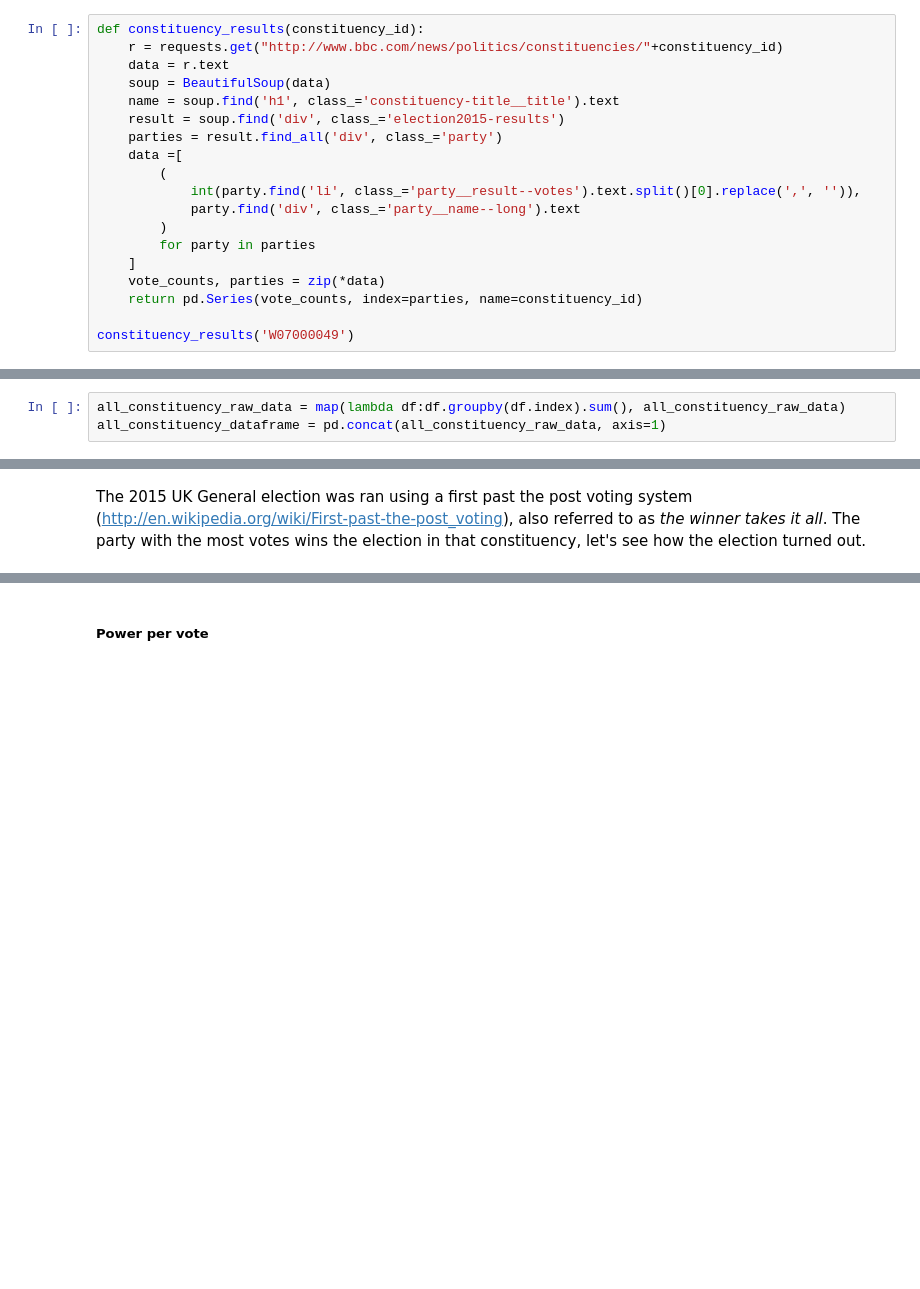
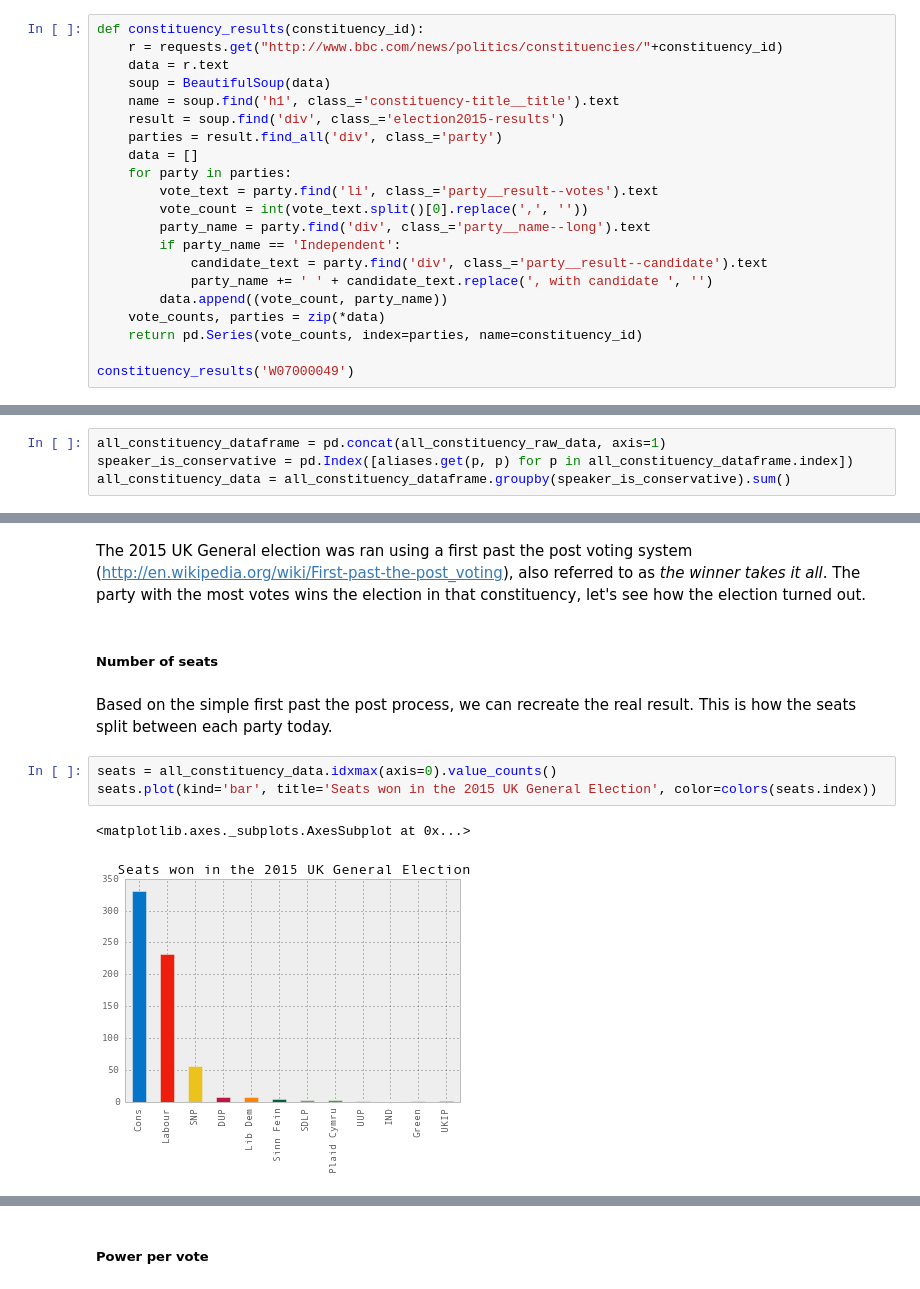
Before and after one commit to poulter7/uk_2015, a Jupyter notebook: uk_election.ipynb, the cells around one changed output, grey strips where cells are left out. Cells and saved outputs as stored; diff of their text form; blank space fills up the shorter version.

```diff
--- a/uk_election.ipynb
+++ b/uk_election.ipynb
@@ -22,13 +44,15 @@ def constituency_results(constituency_id):
     name = soup.find('h1', class_='constituency-title__title').text
     result = soup.find('div', class_='election2015-results')
     parties = result.find_all('div', class_='party')
-    data =[
-        (
-            int(party.find('li', class_='party__result--votes').text.split()[0].replace(',', '')),
-            party.find('div', class_='party__name--long').text
-        )
-        for party in parties
-    ]
+    data = []
+    for party in parties:
+        vote_text = party.find('li', class_='party__result--votes').text
+        vote_count = int(vote_text.split()[0].replace(',', ''))
+        party_name = party.find('div', class_='party__name--long').text
+        if party_name == 'Independent':
+            candidate_text = party.find('div', class_='party__result--candidate').text
+            party_name += ' ' + candidate_text.replace(', with candidate ', '')
+        data.append((vote_count, party_name))
     vote_counts, parties = zip(*data)
     return pd.Series(vote_counts, index=parties, name=constituency_id)
 
@@ -72,3 +93,0 @@ Clean the data up a bit before we start to use it. Combine entries which have mu
-# %%
-all_constituency_raw_data = map(lambda df:df.groupby(df.index).sum(), all_constituency_raw_data)
-all_constituency_dataframe = pd.concat(all_constituency_raw_data, axis=1)
@@ -75,6 +96,20 @@ all_constituency_dataframe = pd.concat(all_constituency_raw_data, axis=1)
+# %%
+all_constituency_dataframe = pd.concat(all_constituency_raw_data, axis=1)
+speaker_is_conservative = pd.Index([aliases.get(p, p) for p in all_constituency_dataframe.index])
+all_constituency_data = all_constituency_dataframe.groupby(speaker_is_conservative).sum()
 # %% [markdown]
 ### The result
 # %% [markdown]
 #### First past the post
 # %% [markdown]
 The 2015 UK General election was ran using a first past the post voting system (http://en.wikipedia.org/wiki/First-past-the-post_voting), also referred to as *the winner takes it all*. The party with the most votes wins the election in that constituency, let's see how the election turned out.
+# %% [markdown]
+##### Number of seats
+# %% [markdown]
+Based on the simple first past the post process, we can recreate the real result. This is how the seats split between each party today.
+# %%
+seats = all_constituency_data.idxmax(axis=0).value_counts()
+seats.plot(kind='bar', title='Seats won in the 2015 UK General Election', color=colors(seats.index))
+# %% [output]
+<matplotlib.axes._subplots.AxesSubplot at 0x...>
+[figure, added]
```
Also changed, not shown: parts of 13 cells of this notebook.
